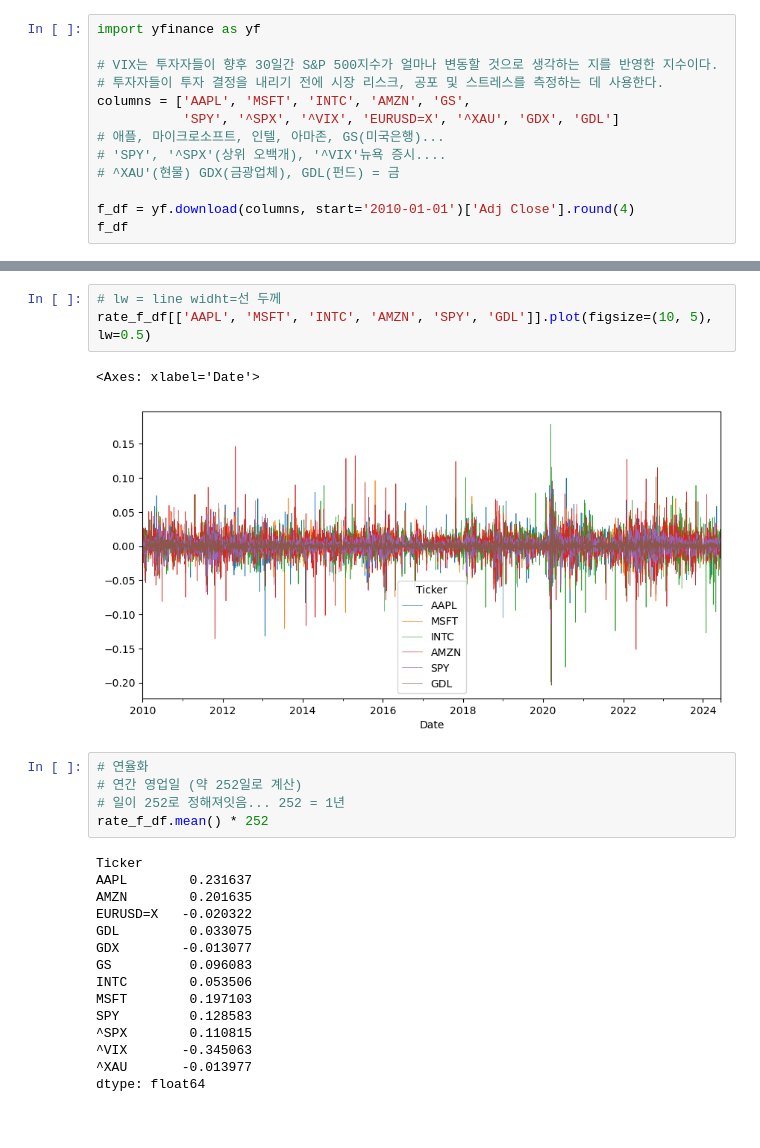
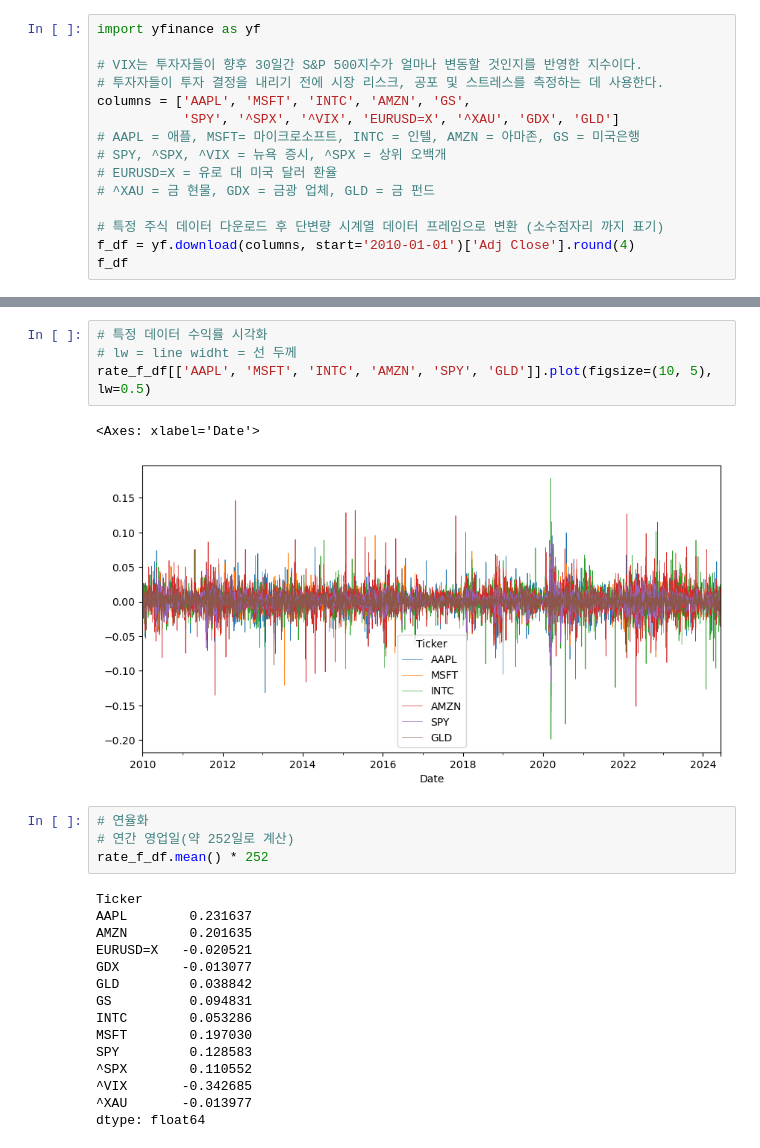
Before and after one commit to songseogyeong/study-time_series, a Jupyter notebook: d_financial_market.ipynb, the cells around one changed output, grey strips where cells are left out. Drawn from its saved outputs; the diff is of its cells as text.

```diff
--- a/d_financial_market.ipynb
+++ b/d_financial_market.ipynb
@@ -32,14 +18,16 @@ x축이 수익률
 # %%
 import yfinance as yf
 
-# VIX는 투자자들이 향후 30일간 S&P 500지수가 얼마나 변동할 것으로 생각하는 지를 반영한 지수이다.
+# VIX는 투자자들이 향후 30일간 S&P 500지수가 얼마나 변동할 것인지를 반영한 지수이다.
 # 투자자들이 투자 결정을 내리기 전에 시장 리스크, 공포 및 스트레스를 측정하는 데 사용한다.
 columns = ['AAPL', 'MSFT', 'INTC', 'AMZN', 'GS',
-           'SPY', '^SPX', '^VIX', 'EURUSD=X', '^XAU', 'GDX', 'GDL']
-# 애플, 마이크로소프트, 인텔, 아마존, GS(미국은행)...
-# 'SPY', '^SPX'(상위 오백개), '^VIX'뉴욕 증시....
-# ^XAU'(현물) GDX(금광업체), GDL(펀드) = 금
+           'SPY', '^SPX', '^VIX', 'EURUSD=X', '^XAU', 'GDX', 'GLD']
+# AAPL = 애플, MSFT= 마이크로소프트, INTC = 인텔, AMZN = 아마존, GS = 미국은행
+# SPY, ^SPX, ^VIX = 뉴욕 증시, ^SPX = 상위 오백개
+# EURUSD=X = 유로 대 미국 달러 환율
+# ^XAU = 금 현물, GDX = 금광 업체, GLD = 금 펀드
 
+# 특정 주식 데이터 다운로드 후 단변량 시계열 데이터 프레임으로 변환 (소수점자리 까지 표기)
 f_df = yf.download(columns, start='2010-01-01')['Adj Close'].round(4)
 f_df
 # %% [output]
@@ -161,28 +154,28 @@ rate_f_df
 3768 rows × 12 columns
 # %%
-# lw = line widht=선 두께
-rate_f_df[['AAPL', 'MSFT', 'INTC', 'AMZN', 'SPY', 'GDL']].plot(figsize=(10, 5), lw=0.5)
+# 특정 데이터 수익률 시각화
+# lw = line widht = 선 두께
+rate_f_df[['AAPL', 'MSFT', 'INTC', 'AMZN', 'SPY', 'GLD']].plot(figsize=(10, 5), lw=0.5)
 # %% [output]
 <Axes: xlabel='Date'>
-[figure, old version]
+[figure, new version]
 # %%
 # 연율화
-# 연간 영업일 (약 252일로 계산)
-# 일이 252로 정해져잇음... 252 = 1년
+# 연간 영업일(약 252일로 계산)
 rate_f_df.mean() * 252
 # %% [output]
 Ticker
 AAPL        0.231637
 AMZN        0.201635
-EURUSD=X   -0.020322
-GDL         0.033075
+EURUSD=X   -0.020521
 GDX        -0.013077
-GS          0.096083
-INTC        0.053506
-MSFT        0.197103
+GLD         0.038842
+GS          0.094831
+INTC        0.053286
+MSFT        0.197030
 SPY         0.128583
-^SPX        0.110815
-^VIX       -0.345063
+^SPX        0.110552
+^VIX       -0.342685
 ^XAU       -0.013977
 dtype: float64
 # %%
```
Also changed, not shown: parts of 21 cells of this notebook, 5 other files.
